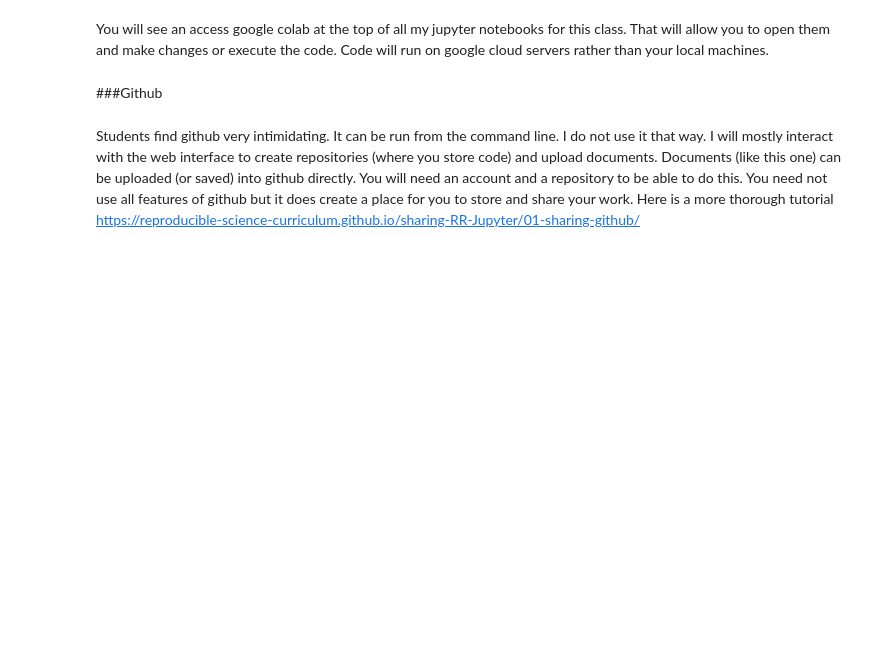
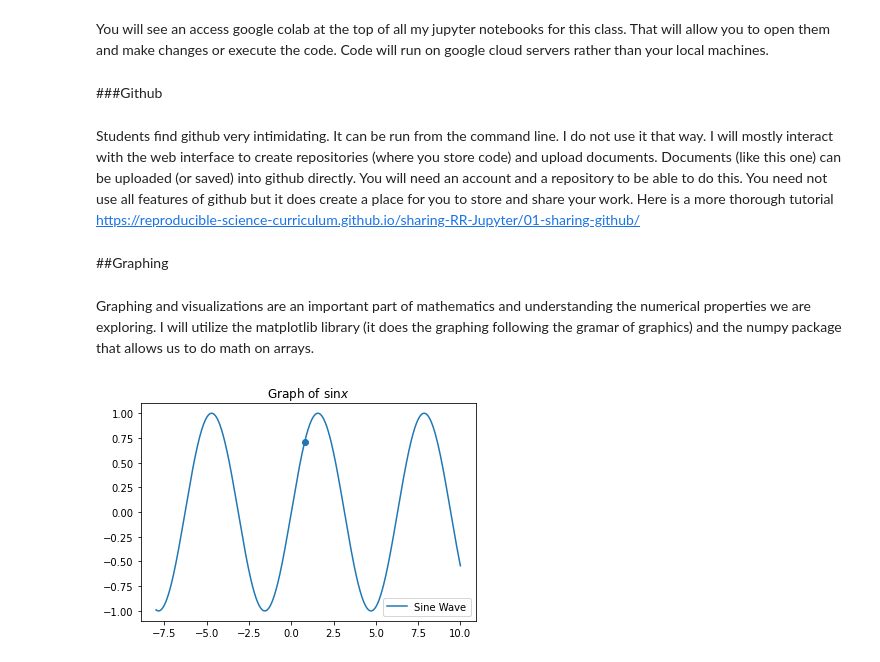
Before and after one commit to nurfnick/Numerical_Methods, a Jupyter notebook: Getting_Started_in_Python.ipynb, the cells around one changed output. Saved outputs shown, nothing was run; the diff lists cells and outputs as text; code cells hidden in the pictures; blank space fills up the shorter version.

```diff
--- a/Getting_Started_in_Python.ipynb
+++ b/Getting_Started_in_Python.ipynb
@@ -106,3 +106,20 @@ You will see an access google colab at the top of all my jupyter notebooks for t
 ###Github
 # %% [markdown]
 Students find github very intimidating.  It can be run from the command line.  I do not use it that way.  I will mostly interact with the web interface to create repositories (where you store code) and upload documents.  Documents (like this one) can be uploaded (or saved) into github directly.  You will need an account and a repository to be able to do this.  You need not use all features of github but it does create a place for you to store and share your work. Here is a more thorough tutorial https://reproducible-science-curriculum.github.io/sharing-RR-Jupyter/01-sharing-github/
+# %% [markdown]
+##Graphing
+# %% [markdown]
+Graphing and visualizations are an important part of mathematics and understanding the numerical properties we are exploring.  I will utilize the matplotlib library (it does the graphing following the gramar of graphics) and the numpy package that allows us to do math on arrays.
+# %%
+import matplotlib.pyplot as plt
+import numpy as np
+
+x = np.arange( -8,10,.001) #give a range and step size
+plt.scatter(math.pi/4,math.sqrt(2)/2) #Plot a point
+plt.plot(x, np.sin(x)) #graphs the function
+plt.title('Graph of ' r'$\sin x$') #title with equation inserted!
+plt.legend( ['Sine Wave']) #legend
+
+plt.show()
+# %% [output]
+[figure, added]
```
